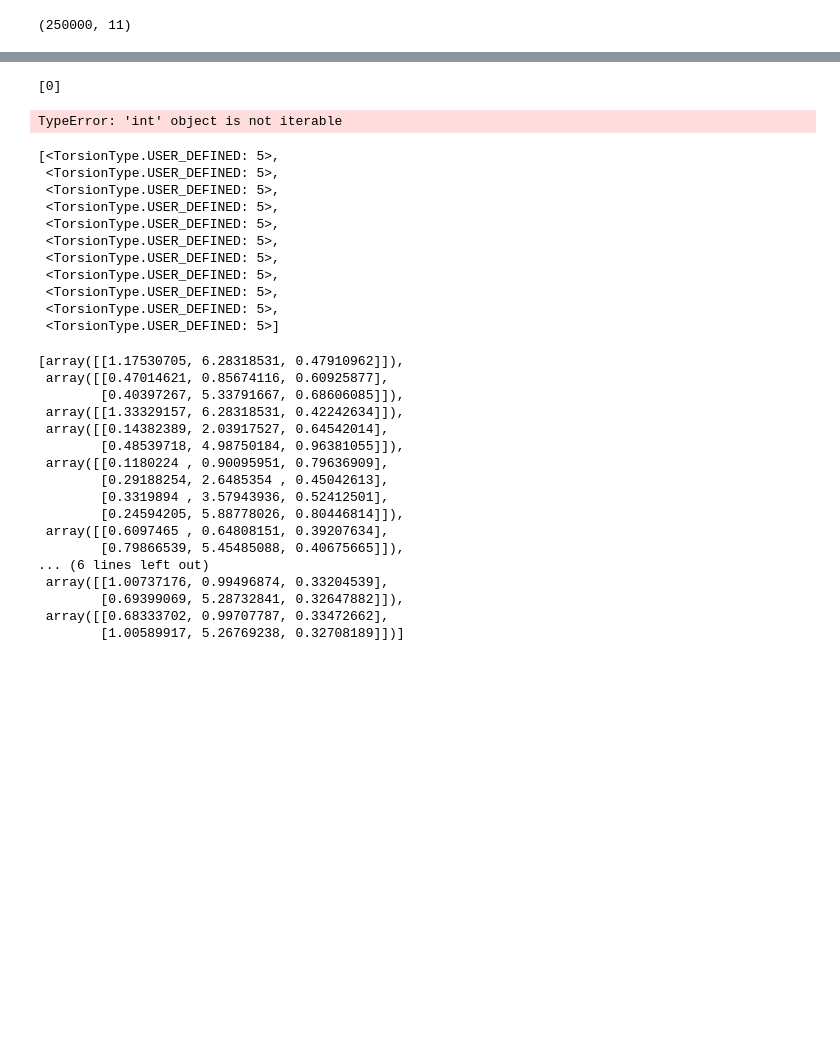
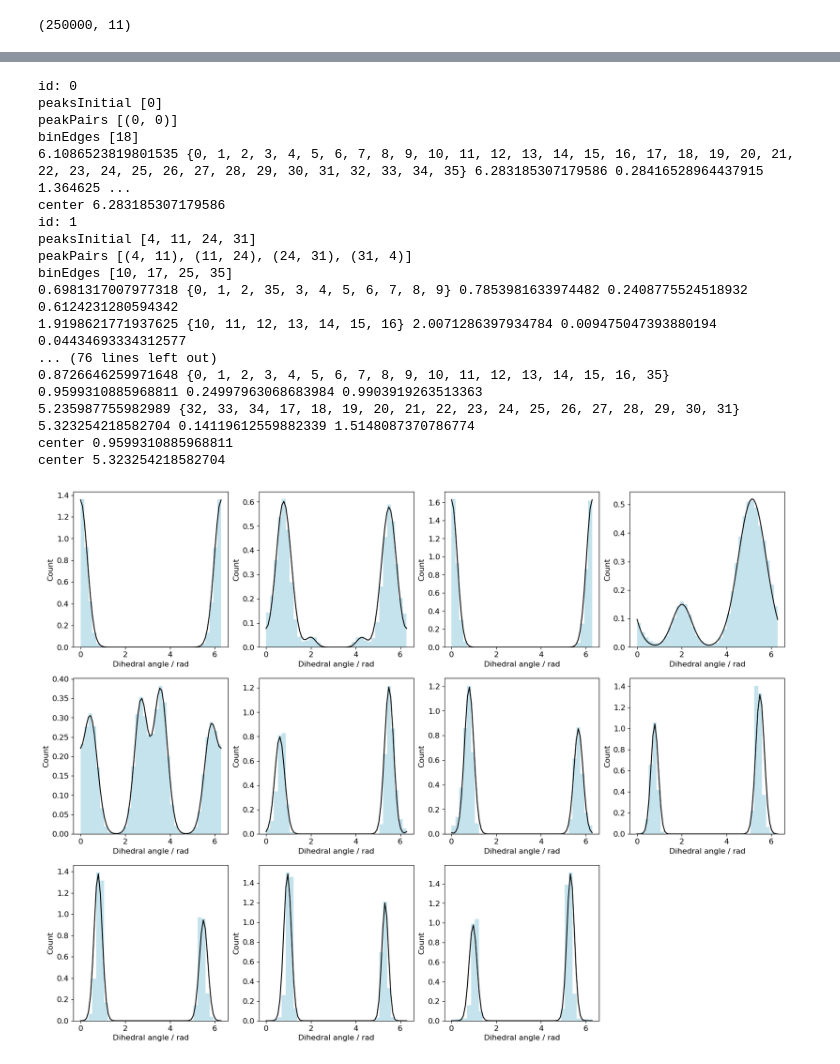
Before and after one commit to rinikerlab/TorsionAngularBinStrings, a Jupyter notebook: Demos/TestingNewAPI.ipynb, the cells around one changed output, grey strips where cells are left out. Cells and saved outputs as stored; diff of their text form; code cells hidden in the pictures; blank space fills up the shorter version.

```diff
--- a/Demos/TestingNewAPI.ipynb
+++ b/Demos/TestingNewAPI.ipynb
@@ -94,39 +121,21 @@ plt.hist(customProfiles[:,0])
 # %%
-torInfo2 = TorsionInfoList.WithCustomTorsions(mol, torInfo.indices, customProfiles)
+torInfo2 = TorsionInfoList.WithCustomTorsions(mol, torInfo.indices, customProfiles, showFits=True)
 # %% [output]
-[0]
+id: 0
+peaksInitial [0]
+peakPairs [(0, 0)]
+binEdges [18]
+6.1086523819801535 {0, 1, 2, 3, 4, 5, 6, 7, 8, 9, 10, 11, 12, 13, 14, 15, 16, 17, 18, 19, 20, 21, 22, 23, 24, 25, 26, 27, 28, 29, 30, 31, 32, 33, 34, 35} 6.283185307179586 0.28416528964437915 1.364625 ...
+center 6.283185307179586
+id: 1
+peaksInitial [4, 11, 24, 31]
+peakPairs [(4, 11), (11, 24), (24, 31), (31, 4)]
+binEdges [10, 17, 25, 35]
+0.6981317007977318 {0, 1, 2, 35, 3, 4, 5, 6, 7, 8, 9} 0.7853981633974482 0.2408775524518932 0.6124231280594342
+1.9198621771937625 {10, 11, 12, 13, 14, 15, 16} 2.0071286397934784 0.009475047393880194 0.04434693334312577
+... (76 lines left out)
+0.8726646259971648 {0, 1, 2, 3, 4, 5, 6, 7, 8, 9, 10, 11, 12, 13, 14, 15, 16, 35} 0.9599310885968811 0.24997963068683984 0.9903919263513363
+5.235987755982989 {32, 33, 34, 17, 18, 19, 20, 21, 22, 23, 24, 25, 26, 27, 28, 29, 30, 31} 5.323254218582704 0.14119612559882339 1.5148087370786774
+center 0.9599310885968811
+center 5.323254218582704
-TypeError: 'int' object is not iterable
+[figure, added]
-# %%
-torInfo2.torsionTypes
-# %% [output]
-[<TorsionType.USER_DEFINED: 5>,
- <TorsionType.USER_DEFINED: 5>,
- <TorsionType.USER_DEFINED: 5>,
- <TorsionType.USER_DEFINED: 5>,
- <TorsionType.USER_DEFINED: 5>,
- <TorsionType.USER_DEFINED: 5>,
- <TorsionType.USER_DEFINED: 5>,
- <TorsionType.USER_DEFINED: 5>,
- <TorsionType.USER_DEFINED: 5>,
- <TorsionType.USER_DEFINED: 5>,
- <TorsionType.USER_DEFINED: 5>]
-# %%
-torInfo2.coeffs
-# %% [output]
-[array([[1.17530705, 6.28318531, 0.47910962]]),
- array([[0.47014621, 0.85674116, 0.60925877],
-        [0.40397267, 5.33791667, 0.68606085]]),
- array([[1.33329157, 6.28318531, 0.42242634]]),
- array([[0.14382389, 2.03917527, 0.64542014],
-        [0.48539718, 4.98750184, 0.96381055]]),
- array([[0.1180224 , 0.90095951, 0.79636909],
-        [0.29188254, 2.6485354 , 0.45042613],
-        [0.3319894 , 3.57943936, 0.52412501],
-        [0.24594205, 5.88778026, 0.80446814]]),
- array([[0.6097465 , 0.64808151, 0.39207634],
-        [0.79866539, 5.45485088, 0.40675665]]),
-... (6 lines left out)
- array([[1.00737176, 0.99496874, 0.33204539],
-        [0.69399069, 5.28732841, 0.32647882]]),
- array([[0.68333702, 0.99707787, 0.33472662],
-        [1.00589917, 5.26769238, 0.32708189]])]
```
Also changed, not shown: parts of 8 cells of this notebook.
